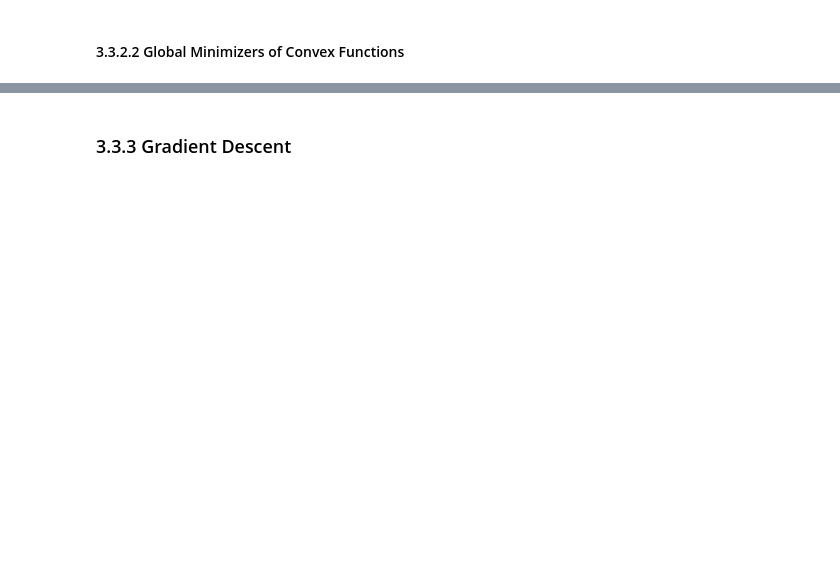
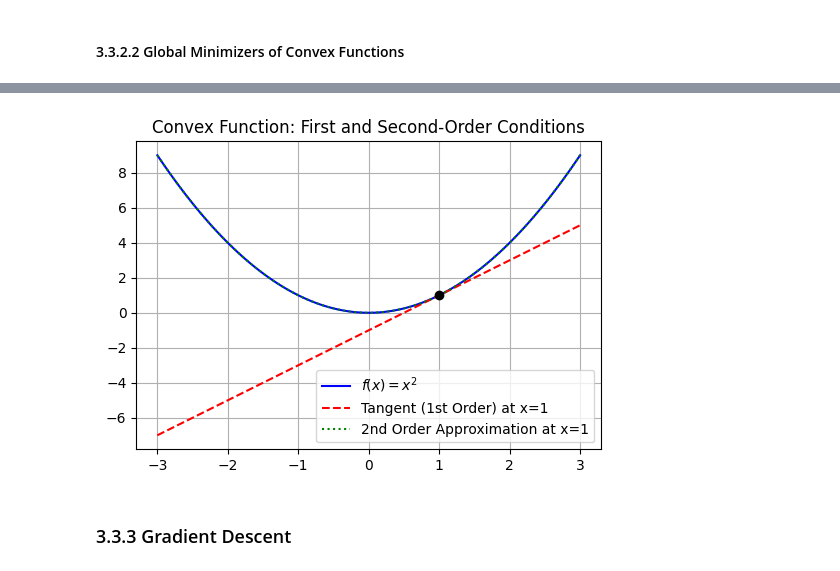
Before and after one commit to rccrdmr/MAT422-Mathematics-for-DataScience, a Jupyter notebook: 3.3_Unconstrained_Optimization.ipynb, the cells around one changed output, grey strips where cells are left out. Cells and saved outputs as stored; diff of their text form; code cells hidden in the pictures; blank space fills up the shorter version.

```diff
--- a/3.3_Unconstrained_Optimization.ipynb
+++ b/3.3_Unconstrained_Optimization.ipynb
@@ -15,2 +192,37 @@
+# %%
+import numpy as np
+import matplotlib.pyplot as plt
+
+# f(x) = x^2
+def convex_function(x):
+    return x**2
+
+# First-order condition: tangent line at x0
+def tangent_line(x0, x):
+    return 2 * x0 * (x - x0) + convex_function(x0)
+
+# Second-order condition: quadratic approximation
+def second_order_approximation(x0, x):
+    return convex_function(x0) + 2 * x0 * (x - x0) + (x - x0)**2
+
+X = np.linspace(-3, 3, 100)
+f_X = convex_function(X)
+
+# Tangent line and second-order approximation at x0 = 1
+x0 = 1
+tangent = tangent_line(x0, X)
+second_order = second_order_approximation(x0, X)
+
+plt.figure(figsize=(6, 4))
+plt.plot(X, f_X, label=r"$f(x) = x^2$", color="b")
+plt.plot(X, tangent, label=f"Tangent (1st Order) at x={x0}", linestyle="--", color="r")
+plt.plot(X, second_order, label=f"2nd Order Approximation at x={x0}", linestyle=":", color="g")
+plt.scatter([x0], [convex_function(x0)], color="black", zorder=5)
+plt.title("Convex Function: First and Second-Order Conditions")
+plt.legend()
+plt.grid()
+plt.show()
+# %% [output]
+[figure, added]
 # %% [markdown]
 ### 3.3.3 Gradient Descent
```
Also changed, not shown: parts of 12 cells of this notebook.
